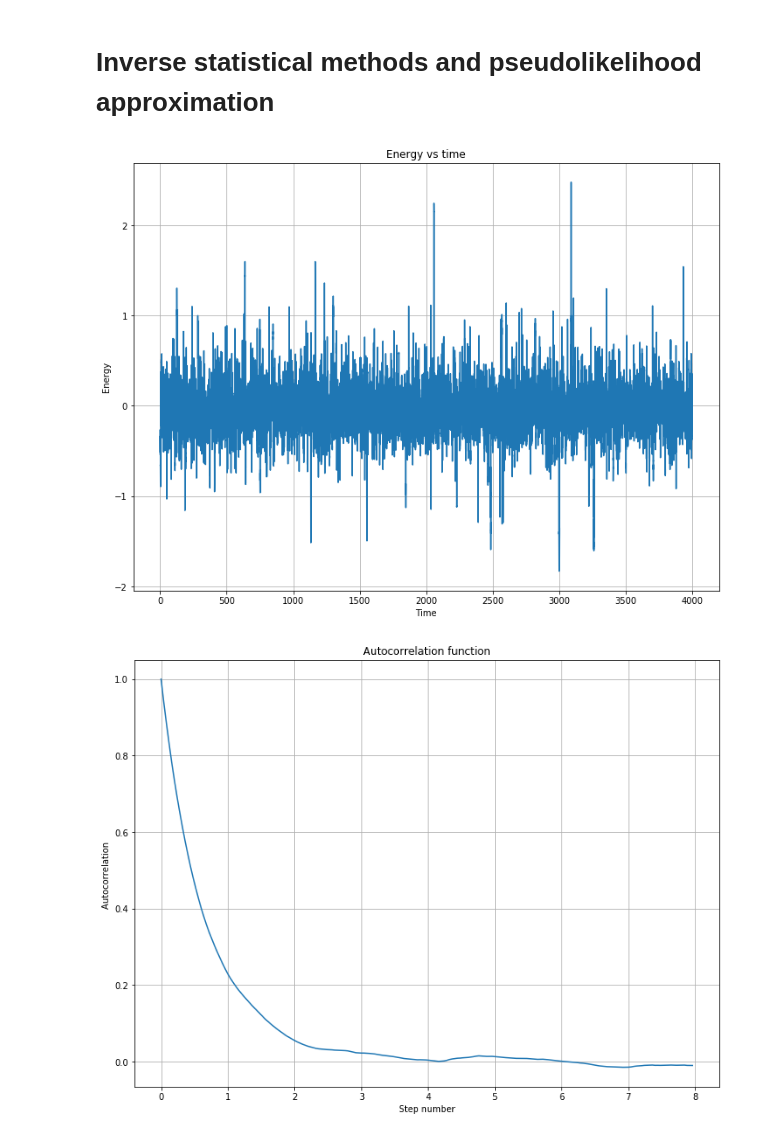
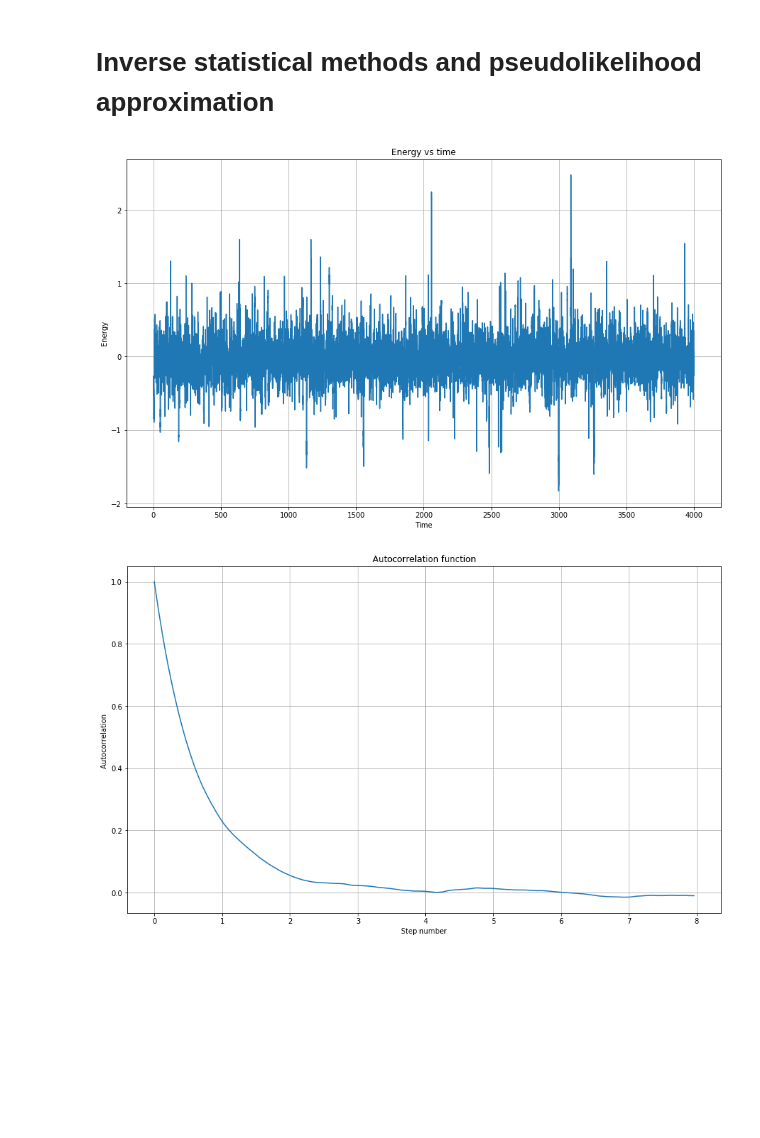
Before and after one commit to BoschSamuel/Inverse-statistical-methods-and-pseudolikelihood-approximation, a Jupyter notebook: Results.ipynb, the cells around one changed output. Drawn from its saved outputs; the diff is of its cells as text; code cells hidden in the pictures; blank space fills up the shorter version.

```diff
--- a/Results.ipynb
+++ b/Results.ipynb
@@ -17,13 +17,13 @@ time = np.linspace(0,len(E)/N,len(E))
 # %%
 plt.plot(time,E)
 plt.ylabel('Energy')
 plt.xlabel('Time')
 plt.grid(True)
 plt.title('Energy vs time')
-plt.rcParams["figure.figsize"]=12,9
+plt.rcParams["figure.figsize"]=15,9
 plt.show()
 # %% [output]
-[figure, old version]
+[figure, new version]
 # %%
 # Reading the "Autocorrelation.txt" file
 with open('Autocorrelation.txt') as f:
@@ -36,7 +36,7 @@ plt.ylabel('Autocorrelation ')
 plt.xlabel('Step number')
 plt.grid(True)
 plt.title('Autocorrelation function')
-plt.rcParams["figure.figsize"]=12,9
+plt.rcParams["figure.figsize"]=15,9
 plt.show()
 # %% [output]
-[figure, old version]
+[figure, new version]
```
Also changed, not shown: 4 other files.
